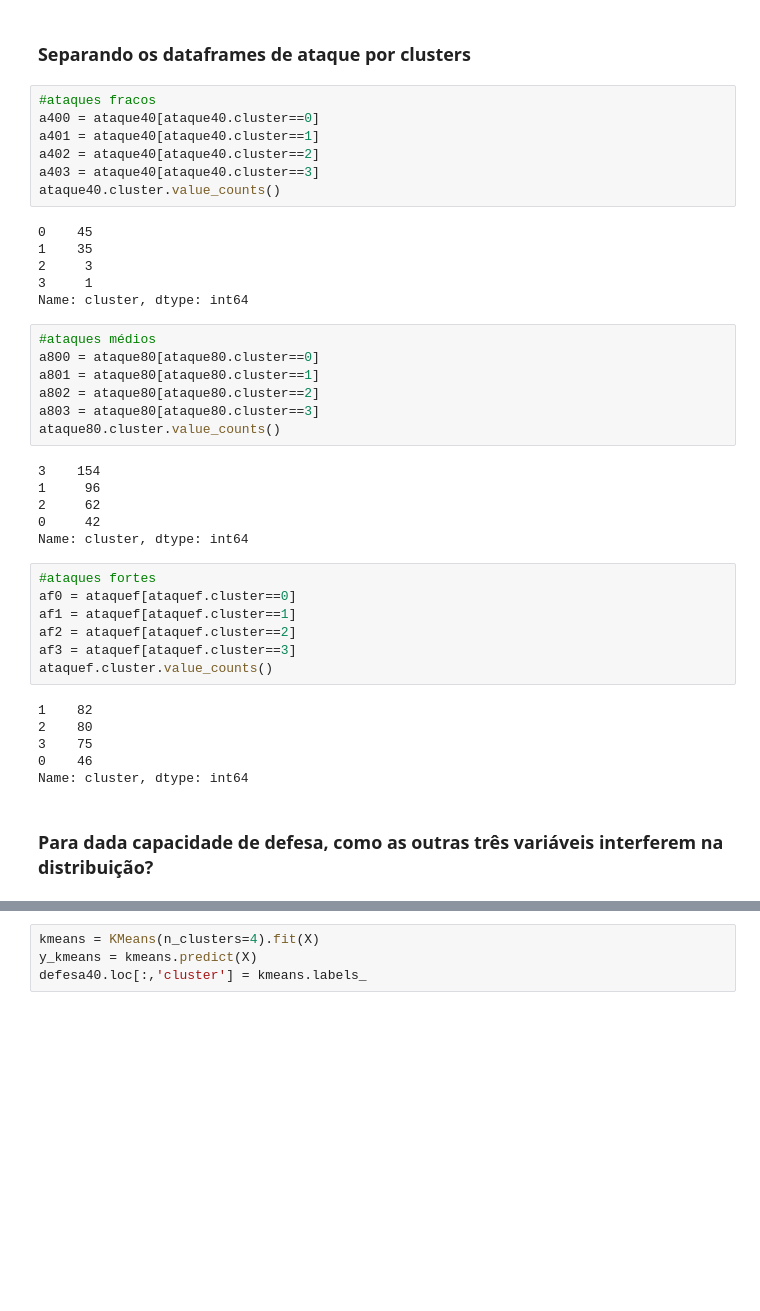
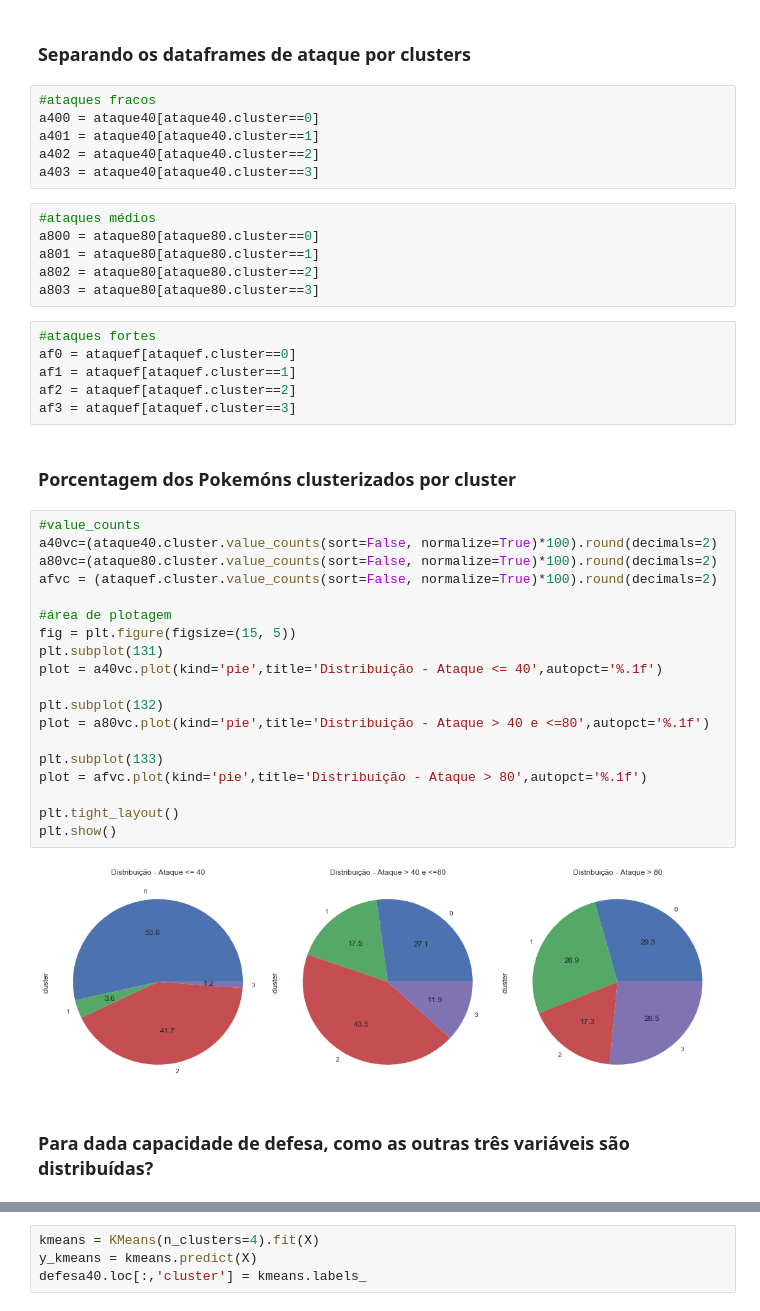
Before and after one commit to brunoartc/CD_3, a Jupyter notebook: Projeto3 - Clusterização de Pokemóns.ipynb, the cells around one changed output, grey strips where cells are left out. Saved outputs shown, nothing was run; the diff lists cells and outputs as text; blank space fills up the shorter version.

Commit message:
value counts de cada cluster

```diff
--- a/Projeto3 - Clusterização de Pokemóns.ipynb
+++ b/Projeto3 - Clusterização de Pokemóns.ipynb
@@ -261,41 +252,43 @@ a400 = ataque40[ataque40.cluster==0]
 a401 = ataque40[ataque40.cluster==1]
 a402 = ataque40[ataque40.cluster==2]
 a403 = ataque40[ataque40.cluster==3]
-ataque40.cluster.value_counts()
-# %% [output]
-0    45
-1    35
-2     3
-3     1
-Name: cluster, dtype: int64
 # %%
 #ataques médios
 a800 = ataque80[ataque80.cluster==0]
 a801 = ataque80[ataque80.cluster==1]
 a802 = ataque80[ataque80.cluster==2]
 a803 = ataque80[ataque80.cluster==3]
-ataque80.cluster.value_counts()
-# %% [output]
-3    154
-1     96
-2     62
-0     42
-Name: cluster, dtype: int64
 # %%
 #ataques fortes
 af0 = ataquef[ataquef.cluster==0]
 af1 = ataquef[ataquef.cluster==1]
 af2 = ataquef[ataquef.cluster==2]
 af3 = ataquef[ataquef.cluster==3]
-ataquef.cluster.value_counts()
-# %% [output]
-1    82
-2    80
-3    75
-0    46
-Name: cluster, dtype: int64
+# %% [markdown]
+### Porcentagem dos Pokemóns clusterizados por cluster
+# %%
+#value_counts
+a40vc=(ataque40.cluster.value_counts(sort=False, normalize=True)*100).round(decimals=2)
+a80vc=(ataque80.cluster.value_counts(sort=False, normalize=True)*100).round(decimals=2)
+afvc = (ataquef.cluster.value_counts(sort=False, normalize=True)*100).round(decimals=2)
+
+#área de plotagem
+fig = plt.figure(figsize=(15, 5))
+plt.subplot(131)
+plot = a40vc.plot(kind='pie',title='Distribuição - Ataque <= 40',autopct='%.1f')
+
+plt.subplot(132)
+plot = a80vc.plot(kind='pie',title='Distribuição - Ataque > 40 e <=80',autopct='%.1f')
+
+plt.subplot(133)
+plot = afvc.plot(kind='pie',title='Distribuição - Ataque > 80',autopct='%.1f')
+
+plt.tight_layout()
+plt.show()
+# %% [output]
+[figure, added]
 # %% [markdown]
-### Para dada capacidade de defesa, como as outras três variáveis interferem na distribuição?
+### Para dada capacidade de defesa, como as outras três variáveis são distribuídas?
 # %%
 #defesas baixas
 defesa40 = df[df.defesa<=40]
```
Also changed, not shown: parts of 41 cells of this notebook.
